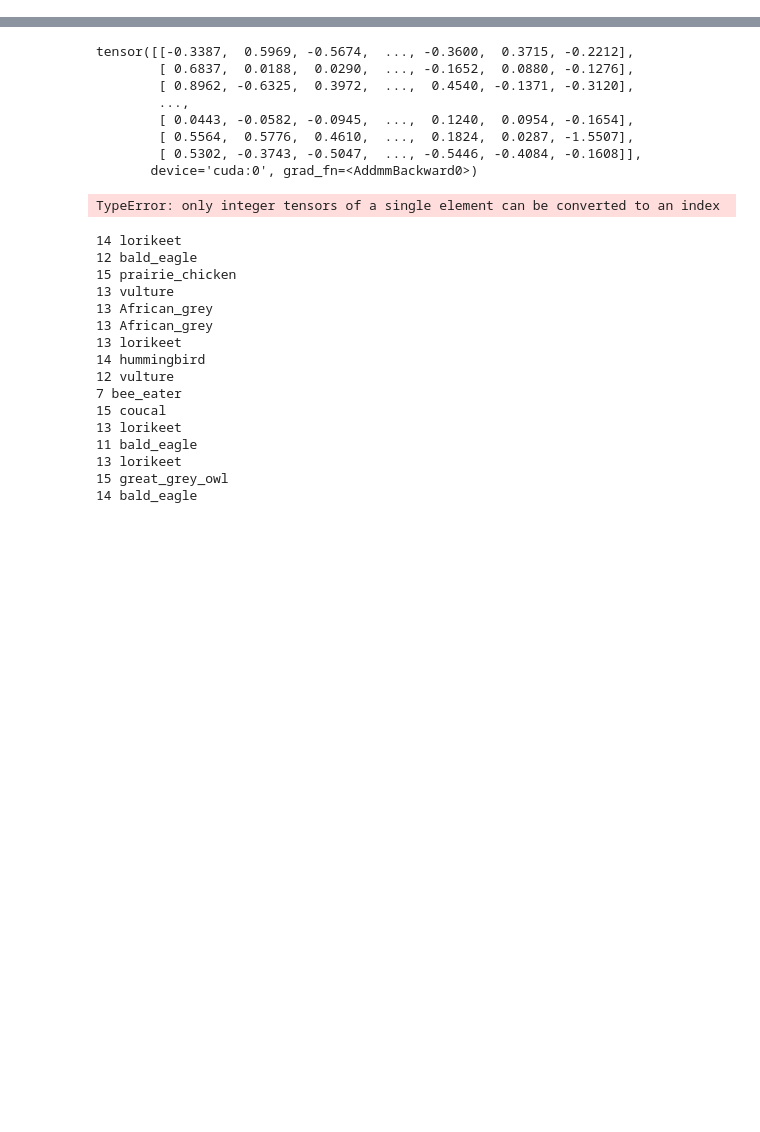
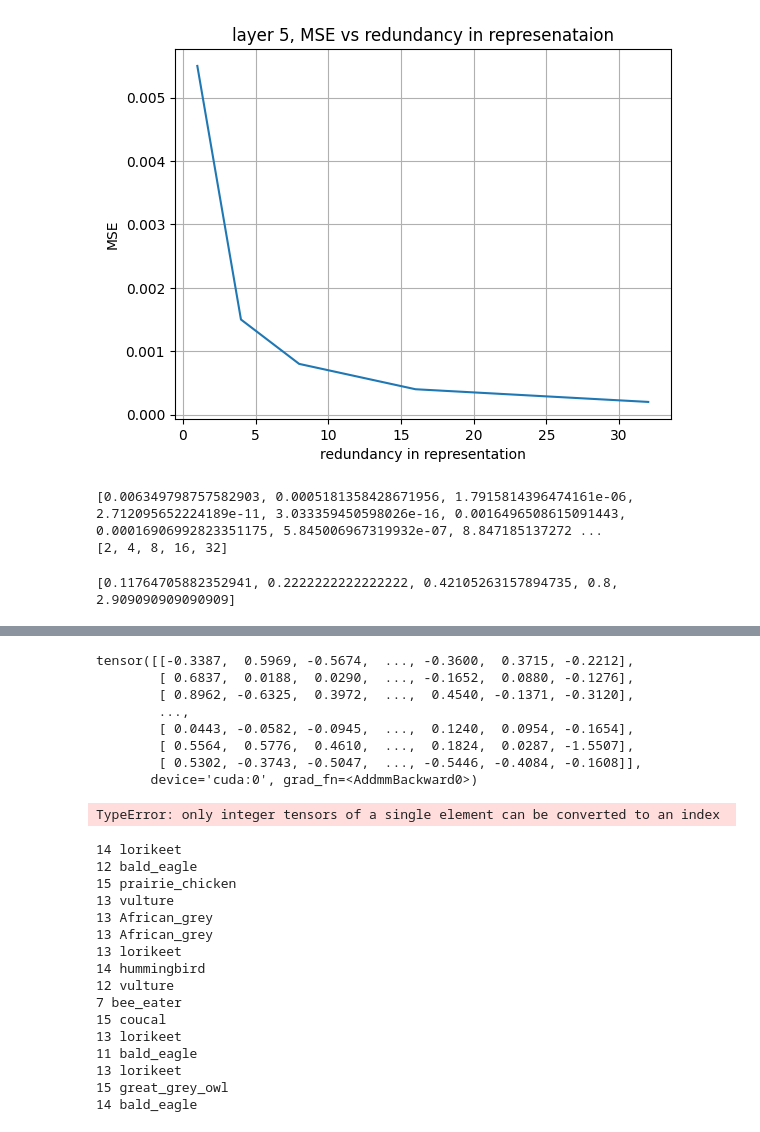
Before and after one commit to harshaUwm163/ViT-pytorch, a Jupyter notebook: classifier_select_Vit_ft.ipynb, the cells around one changed output, grey strips where cells are left out. Saved outputs shown, nothing was run; the diff lists cells and outputs as text; code cells hidden in the pictures; blank space fills up the shorter version.

```diff
--- a/classifier_select_Vit_ft.ipynb
+++ b/classifier_select_Vit_ft.ipynb
@@ -37,7 +39,7 @@ args.eval_batch_size = 16
 # ckpt_path = 'output/inet1k_cats-2023-10-02-22-19-15/inet1k_cats_final_ckpt.bin'
 args.dataset = 'inet1k_birds'
 args.dataset_dir = 'data/inet1k_classes/birds'
-ckpt_path = 'output/inet1k_birds-2023-10-02-22-25-22/inet1k_birds_final_ckpt.bin'
+ckpt_path = 'output/inet1k_birds-2023-10-17-03-04-30/inet1k_birds_final_ckpt.bin'
 # args.dataset = 'inet1k_dogs'
 # args.dataset_dir = 'data/inet1k_classes/dogs'
 # ckpt_path = 'output/inet1k_dogs-2023-09-24-21-00-17/inet1k_dogs_final_ckpt.bin'
@@ -56,10 +58,11 @@ if args.dataset == "cifar10":
 elif args.dataset == "cifar100":
     num_classes = 100
 elif 'inet' in args.dataset:
-    num_classes = 1000
+    num_classes = 10
 
 model = VisionTransformer(config, args.img_size, zero_head=False, num_classes=num_classes)
-model.load_from(np.load(args.pretrained_dir))
+# model.load_from(np.load(args.pretrained_dir))
+model.load_state_dict(torch.load(ckpt_path))
 model.to(args.device)
 num_params = count_parameters(model)
 
@@ -89,0 +128,4 @@ classes = train_loader.dataset.dataset.classes
+# %%
+def quantize_qfna(x, scale, zero, maxq):
+    q = torch.clamp(torch.round(x / scale) + zero, 0, maxq)
+    return scale * (q - zero)
@@ -89,0 +183,23 @@ classes = train_loader.dataset.dataset.classes
+# %%
+plt.plot(redundancies, [0.0055, 0.0015, 0.0008, 0.0004, 0.0002])
+plt.xlabel('redundancy in representation')
+plt.ylabel('MSE')
+plt.grid()
+plt.title('layer 5, MSE vs redundancy in represenataion')
+plt.show()
+# %% [output]
+[figure, added]
+# %%
+print(mses)
+print(bits)
+# %% [output]
+[0.006349798757582903, 0.0005181358428671956, 1.7915814396474161e-06, 2.712095652224189e-11, 3.033359450598026e-16, 0.0016496508615091443, 0.00016906992823351175, 5.845006967319932e-07, 8.847185137272 ...
+[2, 4, 8, 16, 32]
+# %%
+# for an MSE of 1e-7
+bits = [8.5, 9, 9.5, 10, 11]
+redus = [32, 16, 8,4,1]
+compresss = [32/(b*r) for b,r in zip(bits, redus)]
+print(compresss)
+# %% [output]
+[0.11764705882352941, 0.2222222222222222, 0.42105263157894735, 0.8, 2.909090909090909]
```
Also changed, not shown: parts of 16 cells of this notebook, 8 other files.
